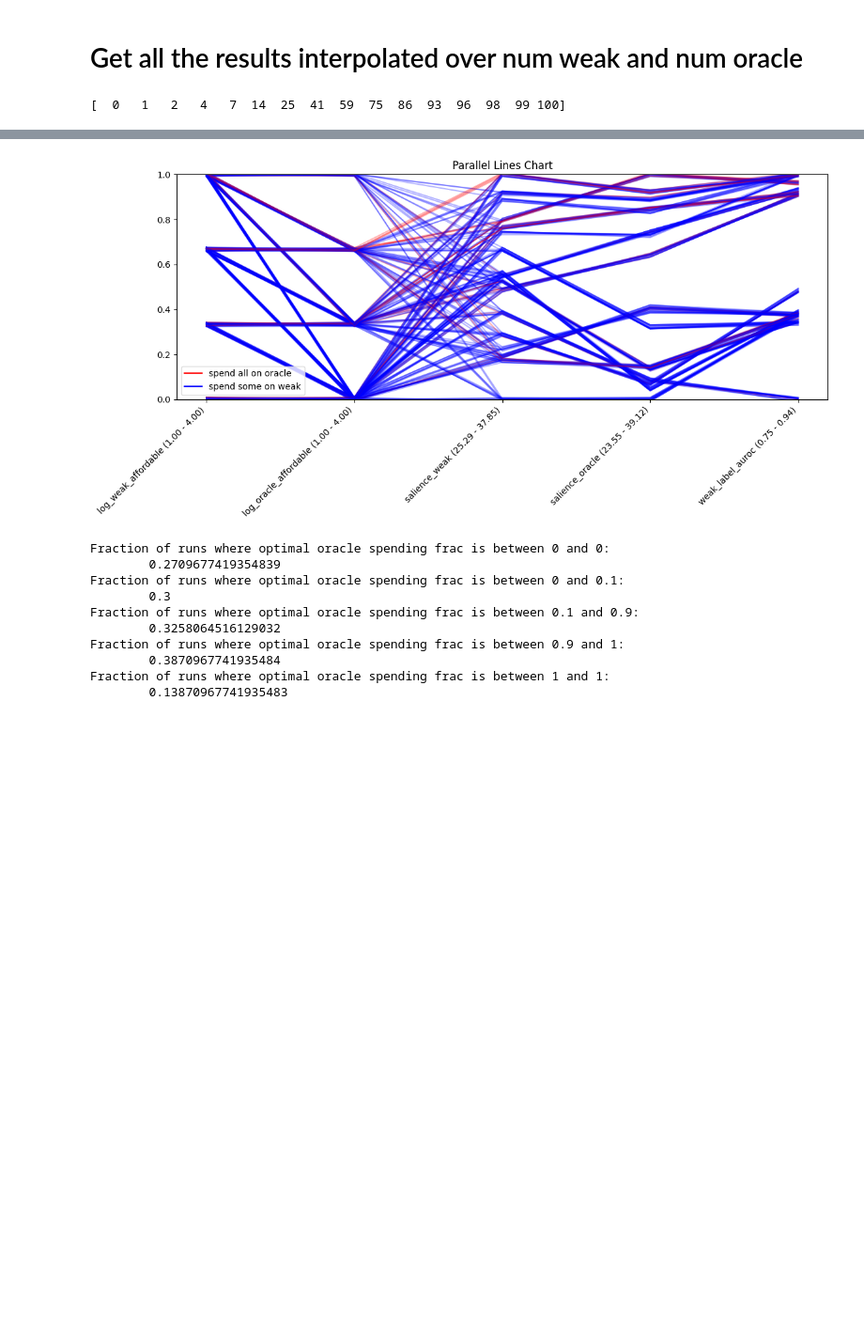
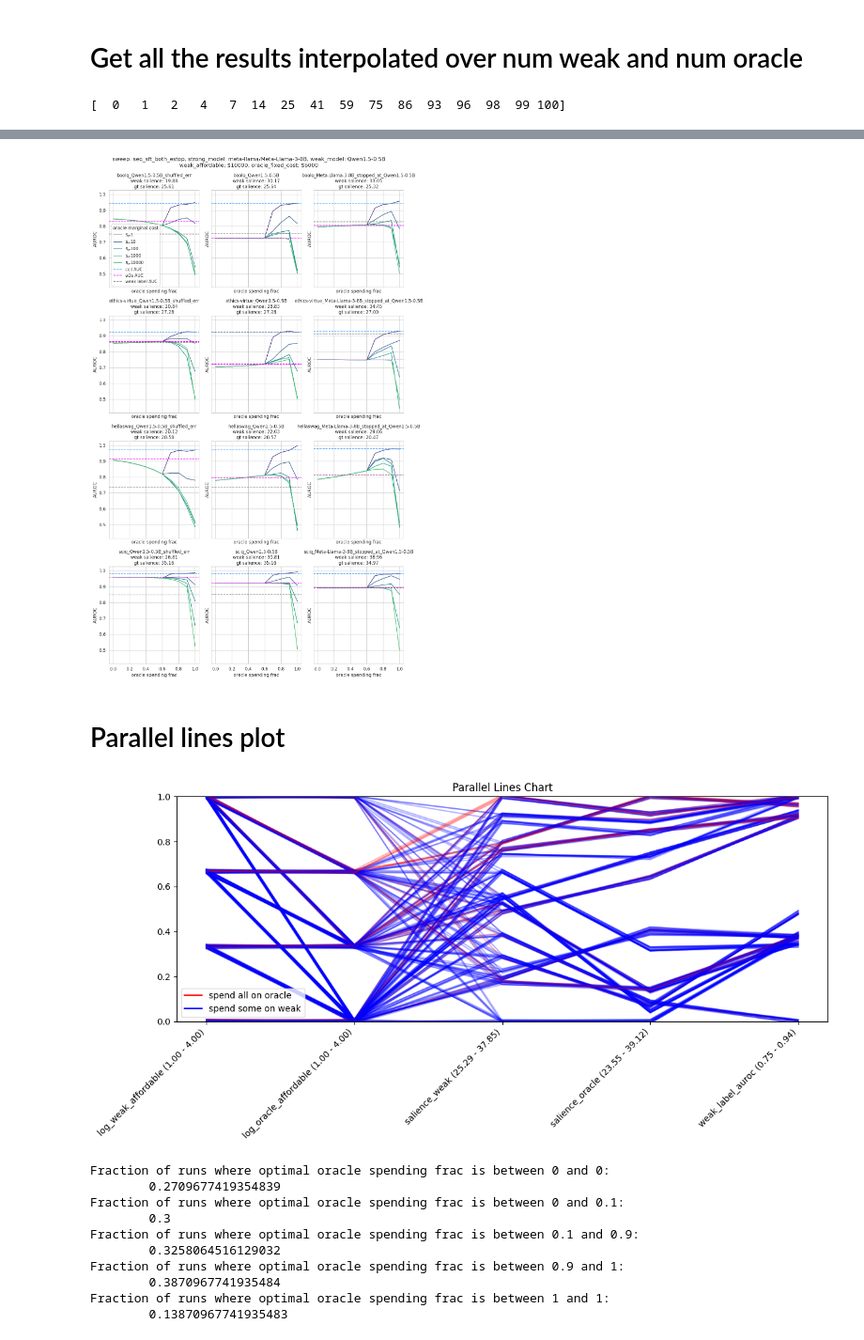
Before and after one commit to EleutherAI/scalable-elicitation, a Jupyter notebook: analysis.ipynb, the cells around one changed output, grey strips where cells are left out. Shown at 94% size. Saved outputs shown, nothing was run; the diff lists cells and outputs as text; code cells hidden in the pictures; blank space fills up the shorter version.

```diff
--- a/analysis.ipynb
+++ b/analysis.ipynb
@@ -747,3 +775,77 @@ plt.show()
+# %%
+sns.set_theme(style="whitegrid")
+sns.set_palette("viridis")
+# Fix a budget (weak affordable), then show AUROC vs spending frac for various oracle costs
+# Also include a ceiling line for 10,000 oracle examples, a weak label acc line, and a w2s line for 10,000 examples
+# Do this for a few budgets, for each dataset (grouped by base dataset)
+
+weak_affordable = 10000
+weak_model = "Qwen1.5-0.5B"
+strong_model = "meta-llama/Meta-Llama-3-8B"
+sweep_name = "seq_sft_both_estop"
+oracle_fixed_cost = 6000
+
+oracle_spending_fracs = np.linspace(0, 1, 11, endpoint=True)
+oracle_marginal_costs = [1, 10, 100, 1000, 10_000]
+
+
+base_ds_names = ["boolq", "ethics-virtue", "hellaswag", "sciq"]
+kinds = ["{base_name}_" + weak_model + "_shuffled_err", "{base_name}_" + weak_model, "{base_name}_" + strong_model.split('/')[-1] + "_stopped_at_" + weak_model]
+fig, axs = plt.subplots(len(base_ds_names), len(kinds), figsize=(12, 20), sharex=True, sharey=True)
+for i, base_ds_name in enumerate(base_ds_names):
+    for j, kind in enumerate(kinds):
+        plt.sca(axs[i, j])
+        ds_name = kind.format(base_name=base_ds_name)
+        run_name = (ds_name,
+            strong_model,
+            sweep_name)
+
+        saliences = salience_df.loc[(ds_name, strong_model)]
+        salience_weak, salience_oracle = saliences["salience_weak"], saliences["salience_oracle"]
+
+        gp = gp_models.loc[run_name]["gp"]
+        for omc in oracle_marginal_costs:
+            aurocs = []
+            for osf in oracle_spending_fracs:
+                n_weak = int((1 - osf) * weak_affordable)
+                maybe_oracle_fixed_cost = oracle_fixed_cost if osf > 0 else 0
+                n_oracle = int(max(osf * weak_affordable - maybe_oracle_fixed_cost, 0) / omc)
+                auroc = gp.predict(reparametrize([[n_weak, n_oracle]]))
+                aurocs.append(auroc)
+            plt.plot(oracle_spending_fracs, aurocs, label=f"$\\$_w{omc}$")
+
+        X = gp_models.loc[run_name]["X"]
+        y = gp_models.loc[run_name]["y"]
+        # get ceiling
+        # subject to nw = 0, get argmax no
+        ceil_no = X[X[:, 0] == 0][:, 1].max()
+        ceil_idx = np.where((X[:, 0] == 0) & (X[:, 1] == ceil_no))[0][0]
+        ceil = y[ceil_idx]
+
+        # get floor
+        floor = saliences["weak_label_auroc"]
+
+        # get w2s
+        w2s_nw = X[X[:, 1] == 0][:, 0].max()
+        w2s_idx = np.where((X[:, 0] == w2s_nw) & (X[:, 1] == 0))[0][0]
+        w2s = y[w2s_idx]
+
+        plt.axhline(ceil, linestyle="--", color="dodgerblue", label=f"ceil AUC") # ({round(10**ceil_no - 1)} oracle exs)")
+        plt.axhline(w2s, linestyle="--", color="fuchsia", label=f"w2s AUC") # ({round(10**w2s_nw - 1)} weak exs)")
+        plt.axhline(floor, linestyle="--", color="gray", label="weak label AUC")
+
+        plt.xlabel("oracle spending frac")
+        plt.ylabel("AUROC")
+        plt.title(f"{ds_name}\nweak salience: {salience_weak:.2f}\ngt salience: {salience_oracle:.2f}")
+        if i == 0 and j == 0:
+            plt.legend(title="oracle marginal cost")
+plt.suptitle(f"sweep: {sweep_name}, strong_model: {strong_model}, weak_model: {weak_model}\nweak_affordable: \\${weak_affordable}, oracle_fixed_cost: \\${oracle_fixed_cost}\n")
+plt.tight_layout()
+plt.show()
+# %% [output]
+[figure, added]
+# %% [markdown]
+# Parallel lines plot
 # %%
 import matplotlib.pyplot as plt
 import numpy as np
```
Also changed, not shown: parts of 15 cells of this notebook, 2 other files.
